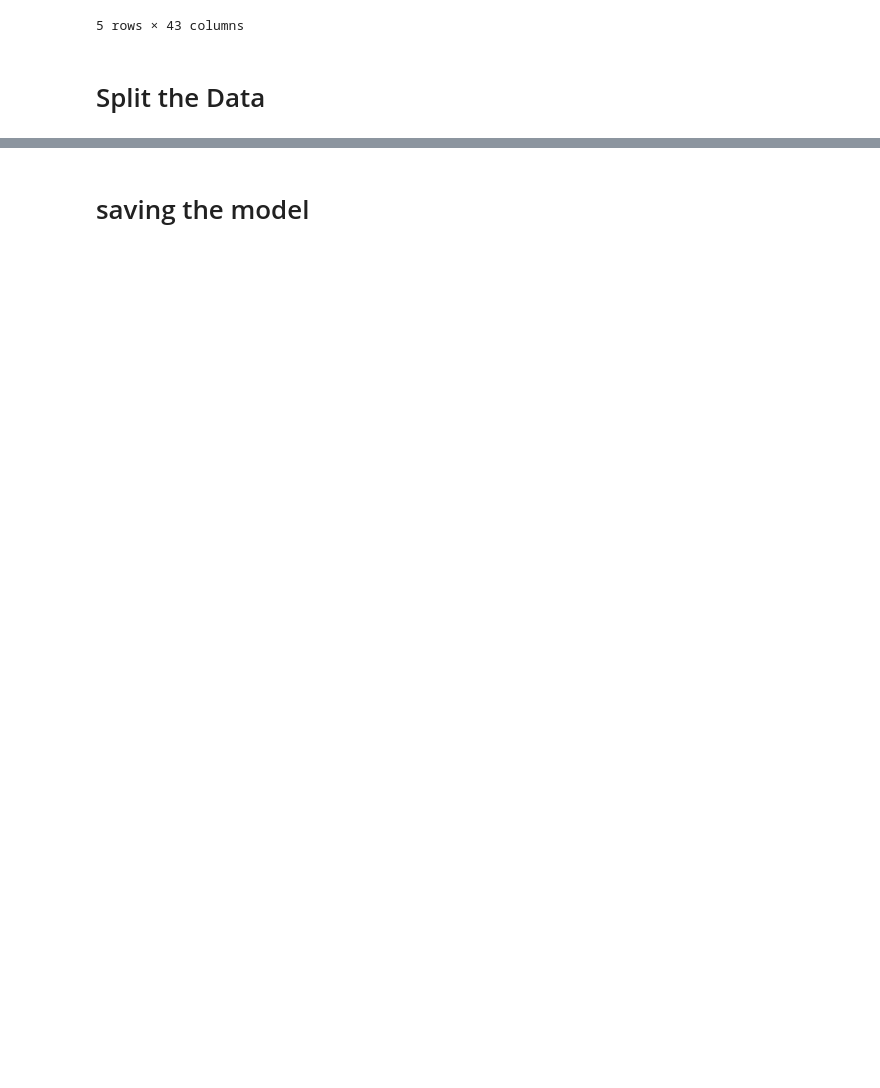
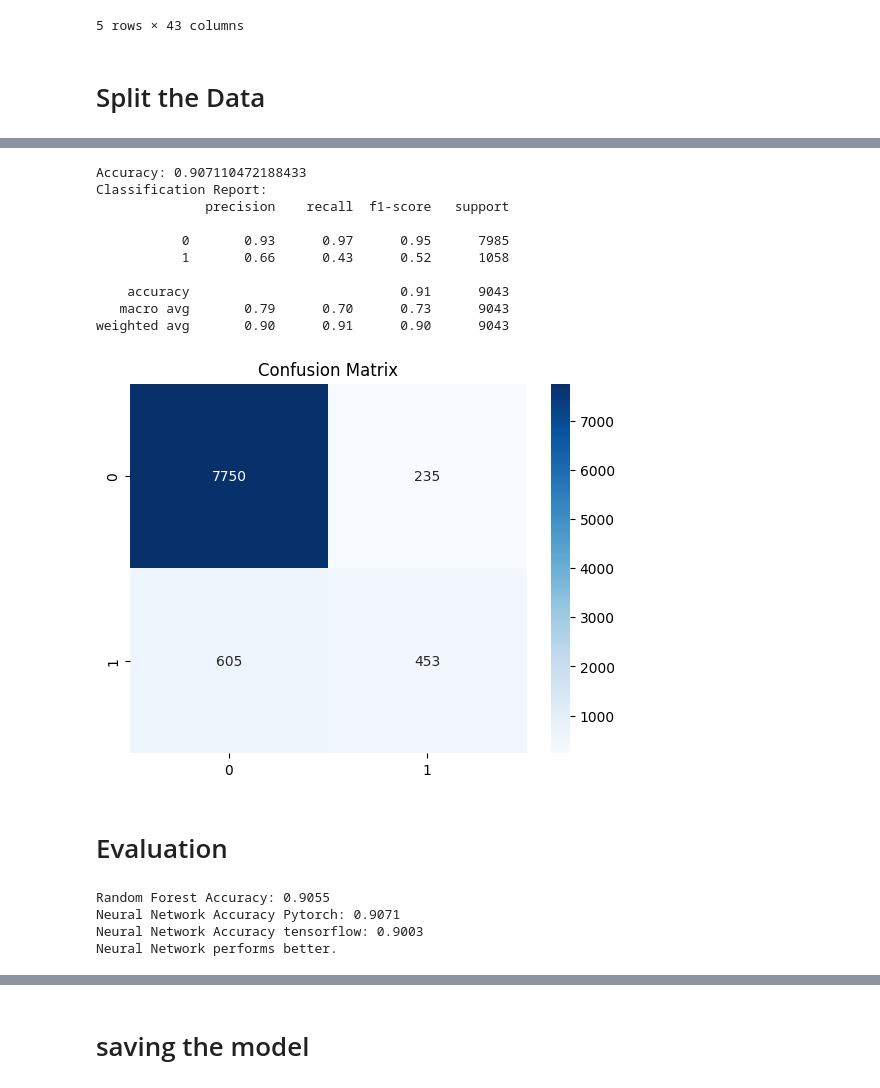
Before and after one commit to WasifAsi/Mechine-Learning-Course-work, a Jupyter notebook: ML-CW.ipynb, the cells around one changed output, grey strips where cells are left out. Drawn from its saved outputs; the diff is of its cells as text; code cells hidden in the pictures; blank space fills up the shorter version.

```diff
--- a/ML-CW.ipynb
+++ b/ML-CW.ipynb
@@ -430,0 +597,23 @@ X_train, X_test, y_train, y_test = train_test_split(X, y, test_size=0.2, random_
+# %%
+criterion = nn.CrossEntropyLoss()  # Loss function for classification
+optimizer = optim.Adam(model.parameters(), lr=0.001)  # Adam optimizer
+# %%
+# Training the model
+epochs = 20
+model.train()
+
+for epoch in range(epochs):
+    epoch_loss = 0
+    for X_batch, y_batch in train_loader:
+        # Forward pass
+        outputs = model(X_batch)
+        loss = criterion(outputs, y_batch)
+
+        # Backward pass
+        optimizer.zero_grad()
+        loss.backward()
+        optimizer.step()
+
+        epoch_loss += loss.item()
+
+    print(f"Epoch {epoch+1}/{epochs}, Loss: {epoch_loss/len(train_loader):.4f}")
@@ -430,0 +641,56 @@ X_train, X_test, y_train, y_test = train_test_split(X, y, test_size=0.2, random_
+# %%
+# Evaluation
+model.eval()
+y_pred = []
+y_true = []
+
+with torch.no_grad():
+    for X_batch, y_batch in test_loader:
+        outputs = model(X_batch)
+        _, predicted = torch.max(outputs, 1)
+        y_pred.extend(predicted.numpy())
+        y_true.extend(y_batch.numpy())
+
+# Metrics
+print("Accuracy:", accuracy_score(y_true, y_pred))
+print("Classification Report:")
+print(classification_report(y_true, y_pred))
+
+# Confusion Matrix
+sns.heatmap(confusion_matrix(y_true, y_pred), annot=True, fmt='d', cmap='Blues')
+plt.title("Confusion Matrix")
+plt.show()
+# %% [output]
+Accuracy: 0.907110472188433
+Classification Report:
+              precision    recall  f1-score   support
+
+           0       0.93      0.97      0.95      7985
+           1       0.66      0.43      0.52      1058
+
+    accuracy                           0.91      9043
+   macro avg       0.79      0.70      0.73      9043
+weighted avg       0.90      0.91      0.90      9043
+[figure, added]
+# %% [markdown]
+# Evaluation
+# %%
+# Compare Accuracies
+rf_accuracy = accuracy_score(y_test, rf_y_pred_test)  # Corrected variable
+nn_accuracy = accuracy_score(y_true, y_pred)
+
+print(f"Random Forest Accuracy: {rf_accuracy:.4f}")
+print(f"Neural Network Accuracy Pytorch: {nn_accuracy:.4f}")
+print(f"Neural Network Accuracy tensorflow: {nn_ten:.4f}")
+
+if nn_accuracy > rf_accuracy:
+    print("Neural Network performs better.")
+elif rf_accuracy > nn_accuracy:
+    print("Random Forest performs better.")
+else:
+    print("Both models perform equally well.")
+# %% [output]
+Random Forest Accuracy: 0.9055
+Neural Network Accuracy Pytorch: 0.9071
+Neural Network Accuracy tensorflow: 0.9003
+Neural Network performs better.
```
Also changed, not shown: parts of 50 cells of this notebook, 2 other files.
